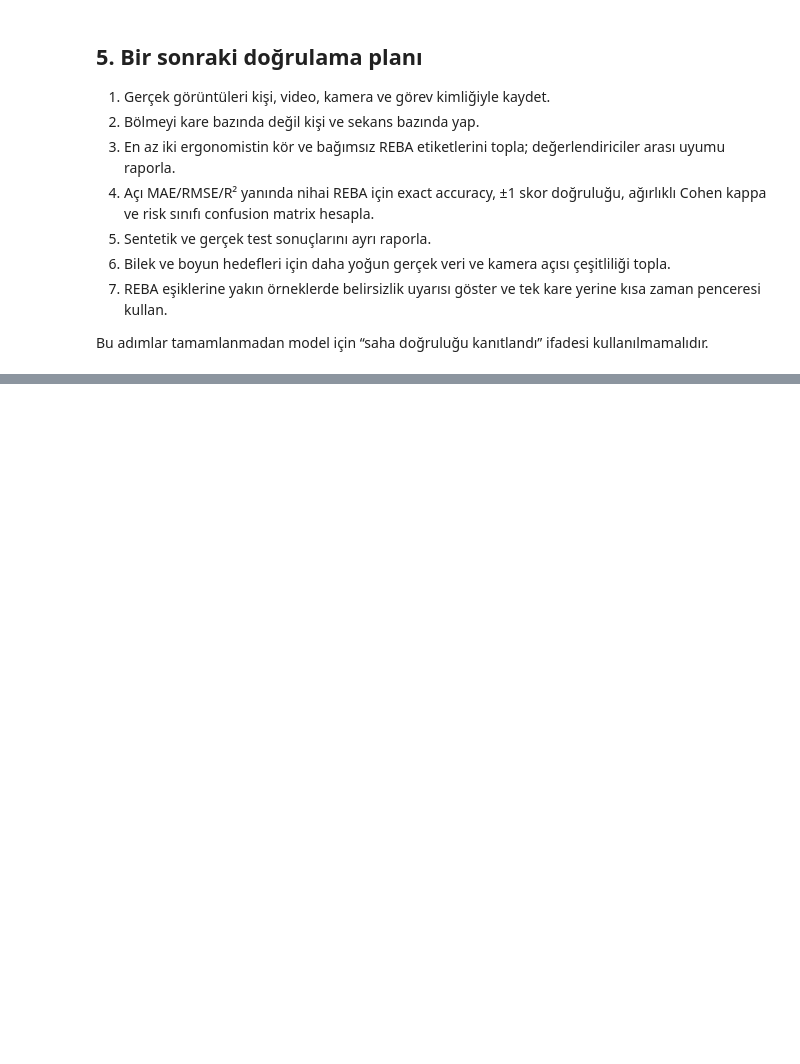
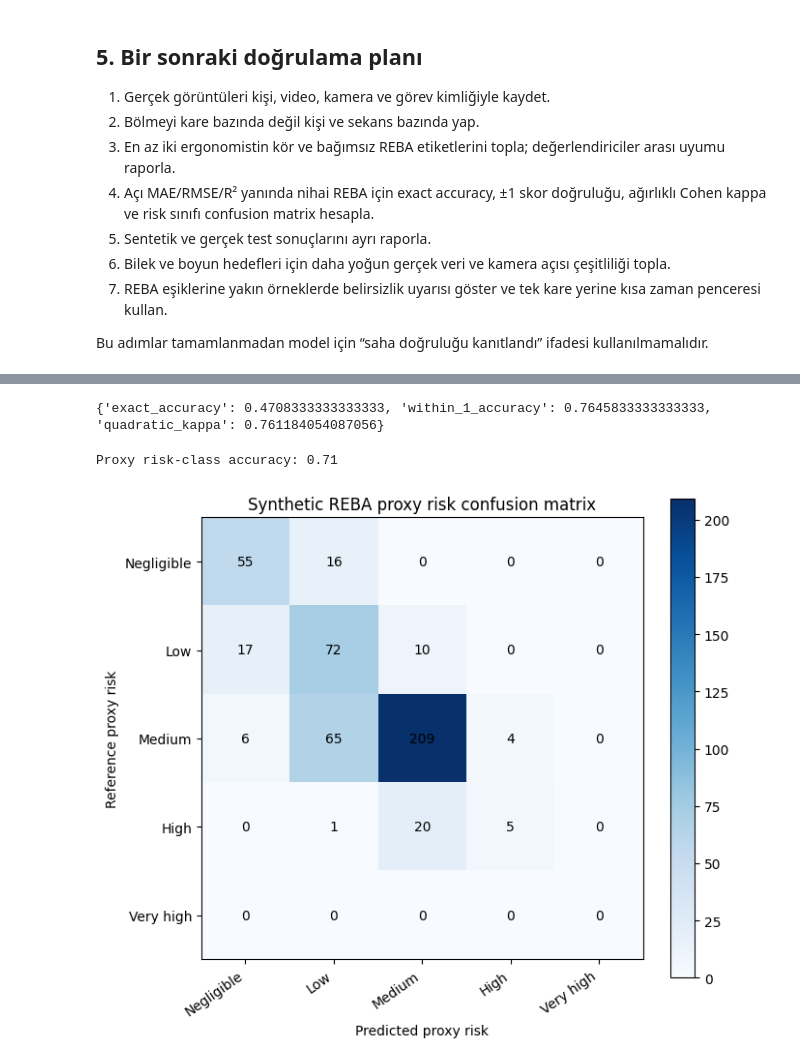
Before and after one commit to ToreEREN/reba-ergonomi-platformu, a Jupyter notebook: research/REBA_Model_Guvenilirlik_Analizi.ipynb, the cells around one changed output, grey strips where cells are left out. Cells and saved outputs as stored; diff of their text form; code cells hidden in the pictures; blank space fills up the shorter version.

```diff
--- a/research/REBA_Model_Guvenilirlik_Analizi.ipynb
+++ b/research/REBA_Model_Guvenilirlik_Analizi.ipynb
@@ -332,0 +461,55 @@ Bu adımlar tamamlanmadan model için “saha doğruluğu kanıtlandı” ifades
+# %%
+from Utils.RebaCalibration import compute_reba_deviations
+from Utils.RebaEngine import score_reba
+from sklearn.metrics import cohen_kappa_score, confusion_matrix
+
+def proxy_reba_scores(angle_matrix):
+    raw = pd.DataFrame(angle_matrix, columns=ANGLE_TARGETS)
+    calibrated = compute_reba_deviations(raw)
+    scores = []
+    for _, row in calibrated.iterrows():
+        elbow_values = [row["elbowL_yz_deg"], row["elbowR_yz_deg"]]
+        elbow = max(elbow_values, key=lambda x: abs(float(x)-80.0))
+        observed = {
+            "neck_deg": abs(float(row["head_vs_neck_yz_deg"])),
+            "trunk_deg": float(row["trunk_deviation"]),
+            "knee_flex_deg": float(max(row["kneeL_deviation"], row["kneeR_deviation"])),
+            "upper_arm_deg": float(max(row["upperarmL_elevation"], row["upperarmR_elevation"])),
+            "elbow_deg": float(elbow),
+            "wrist_deviation_deg": float(max(row["wristL_deviation"], row["wristR_deviation"])),
+        }
+        scores.append(score_reba(observed).final)
+    return np.asarray(scores, dtype=int)
+
+reba_true_proxy = proxy_reba_scores(y_true)
+reba_pred_proxy = proxy_reba_scores(y_new)
+exact_accuracy = float((reba_true_proxy == reba_pred_proxy).mean())
+within1_accuracy = float((np.abs(reba_true_proxy-reba_pred_proxy) <= 1).mean())
+quadratic_kappa = float(cohen_kappa_score(reba_true_proxy, reba_pred_proxy, weights="quadratic"))
+print({"exact_accuracy":exact_accuracy, "within_1_accuracy":within1_accuracy, "quadratic_kappa":quadratic_kappa})
+# %% [output]
+{'exact_accuracy': 0.4708333333333333, 'within_1_accuracy': 0.7645833333333333, 'quadratic_kappa': 0.761184054087056}
+# %%
+def risk_class(scores):
+    return np.select([scores==1, scores<=3, scores<=7, scores<=10],
+                     ["Negligible", "Low", "Medium", "High"], default="Very high")
+labels = ["Negligible", "Low", "Medium", "High", "Very high"]
+true_risk = risk_class(reba_true_proxy); pred_risk = risk_class(reba_pred_proxy)
+cm = confusion_matrix(true_risk, pred_risk, labels=labels)
+risk_accuracy = float((true_risk == pred_risk).mean())
+print("Proxy risk-class accuracy:", round(risk_accuracy,3))
+fig, ax = plt.subplots(figsize=(7,6))
+im = ax.imshow(cm, cmap="Blues")
+for i in range(len(labels)):
+    for j in range(len(labels)):
+        ax.text(j,i,cm[i,j],ha="center",va="center")
+ax.set_xticks(range(len(labels)),labels,rotation=35,ha="right")
+ax.set_yticks(range(len(labels)),labels)
+ax.set_xlabel("Predicted proxy risk"); ax.set_ylabel("Reference proxy risk")
+ax.set_title("Synthetic REBA proxy risk confusion matrix")
+fig.colorbar(im,ax=ax); plt.tight_layout()
+fig.savefig(FIG_DIR / "proxy_reba_confusion_matrix.pdf", bbox_inches="tight")
+plt.show()
+# %% [output]
+Proxy risk-class accuracy: 0.71
+[figure, added]
```
Also changed, not shown: parts of 9 cells of this notebook, 15 other files.
